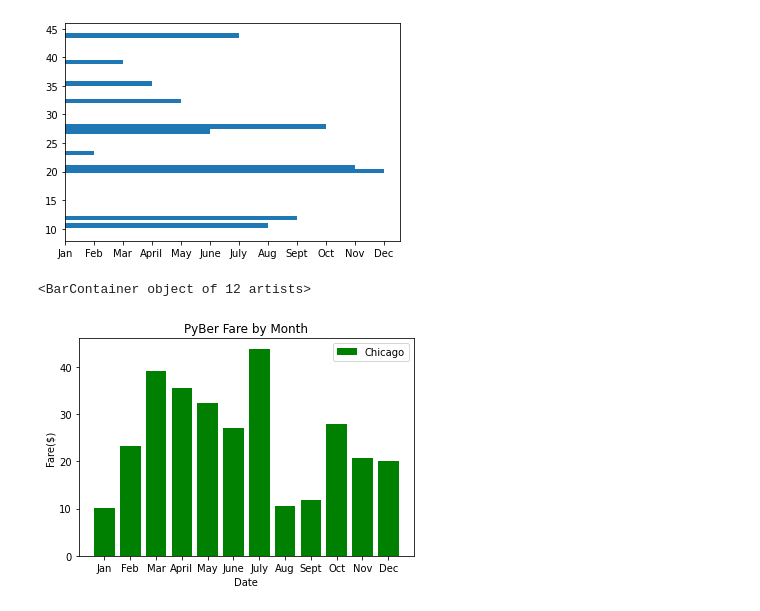
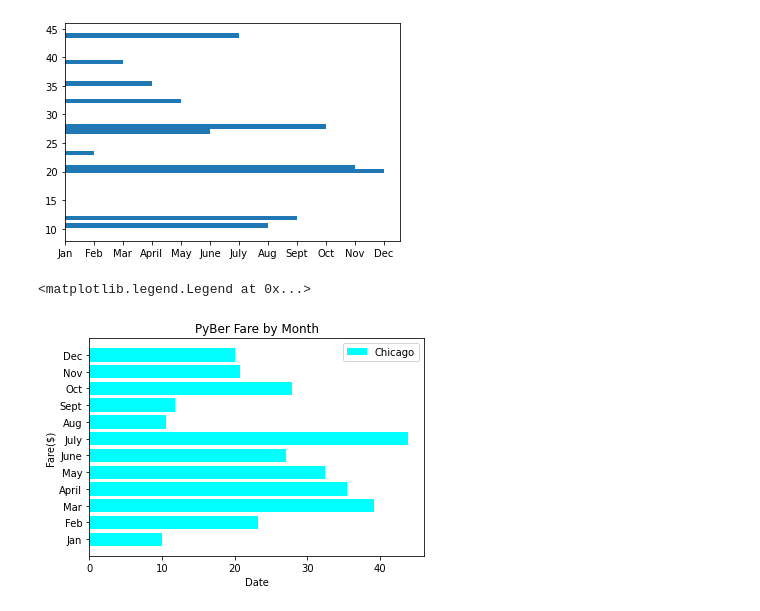
Before and after one commit to ianhernandezz/PyBer_Analysis, a Jupyter notebook: matplotlib_practice.ipynb, the cells around one changed output. Saved outputs shown, nothing was run; the diff lists cells and outputs as text; code cells hidden in the pictures.

```diff
--- a/matplotlib_practice.ipynb
+++ b/matplotlib_practice.ipynb
@@ -135,16 +135,15 @@ ax.barh(y_axis, x_axis)
 [figure]
 # %%
 # Create the plot.
-plt.bar(x_axis, y_axis, color="green", label='Chicago')
-ax.barh(x_axis, y_axis)
+fig, ax = plt.subplots()
+ax.barh(x_axis, y_axis, color="cyan", label='Chicago')
 # Create labels for the x and y axes.
 plt.xlabel("Date")
 plt.ylabel("Fare($)")
 # Create a title.
 plt.title("PyBer Fare by Month")
 # Add the legend.
 plt.legend()
-ax.barh(x_axis, y_axis)
 # %% [output]
-<BarContainer object of 12 artists>
+<matplotlib.legend.Legend at 0x...>
-[figure, old version]
+[figure, new version]
```
Also changed, not shown: parts of 11 cells of this notebook, 3 other files.
